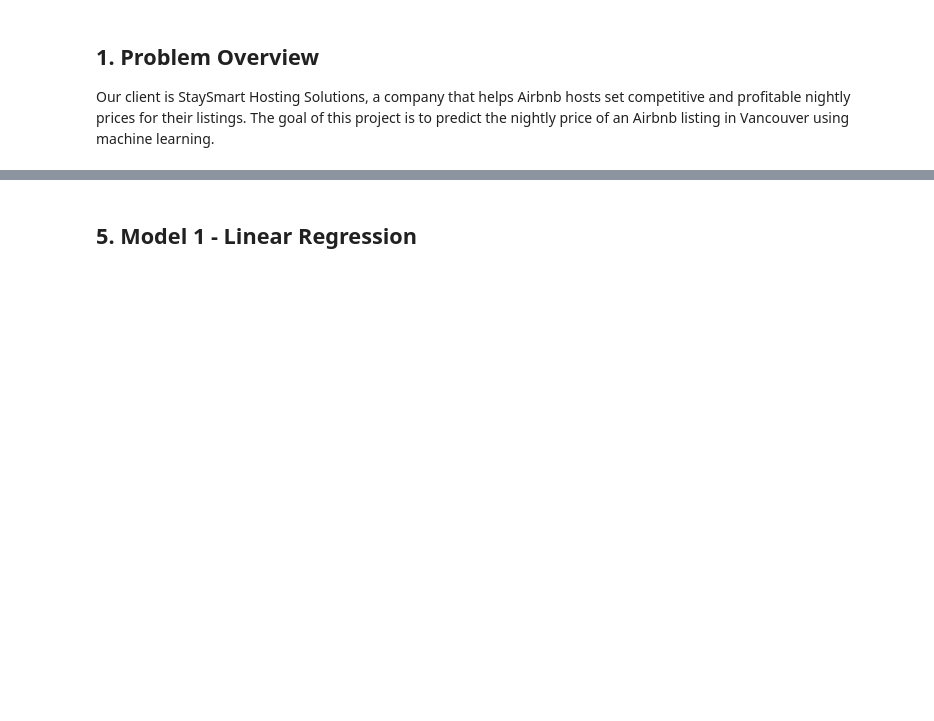
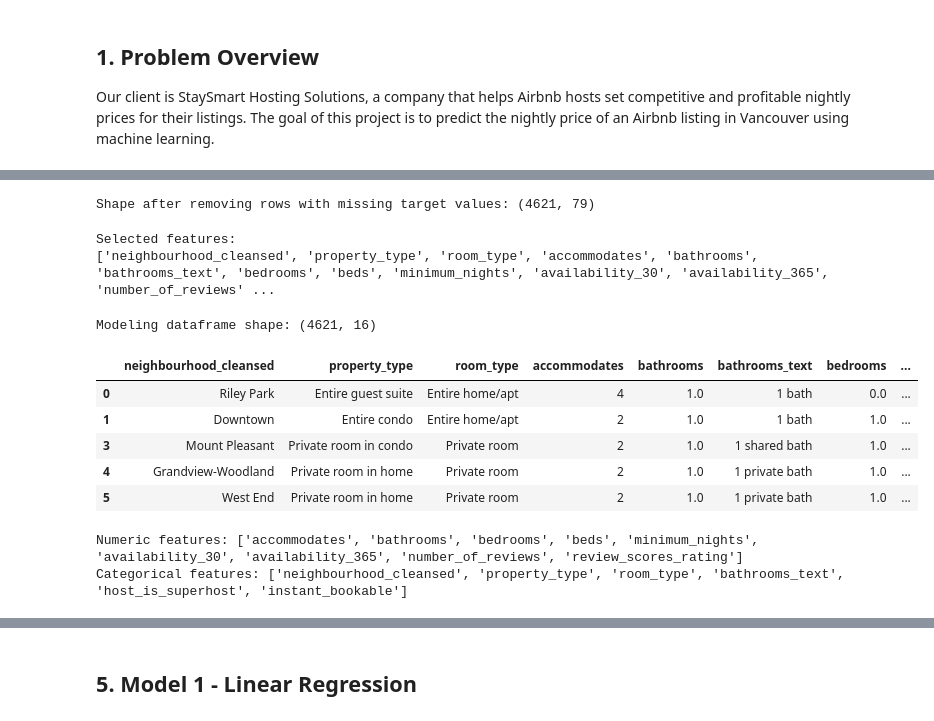
Before and after one commit to jchowjr/ensf444-group60-airbnb-project, a Jupyter notebook: notebooks/ENSF444Project.ipynb, the cells around one changed output, grey strips where cells are left out. Saved outputs shown, nothing was run; the diff lists cells and outputs as text; code cells hidden in the pictures; blank space fills up the shorter version.

```diff
--- a/notebooks/ENSF444Project.ipynb
+++ b/notebooks/ENSF444Project.ipynb
@@ -16,0 +146,59 @@ Our client is StaySmart Hosting Solutions, a company that helps Airbnb hosts set
+# %%
+# Drop rows where the target price is missing
+df_clean = df_clean.dropna(subset=["price"])
+
+print("Shape after removing rows with missing target values:", df_clean.shape)
+# %% [output]
+Shape after removing rows with missing target values: (4621, 79)
+# %%
+# Candidate features based on our proposal
+candidate_features = [
+    "neighbourhood_cleansed",
+    "property_type",
+    "room_type",
+    "accommodates",
+    "bathrooms",
+    "bathrooms_text",
+    "bedrooms",
+    "beds",
+    "minimum_nights",
+    "availability_30",
+    "availability_365",
+    "number_of_reviews",
+    "review_scores_rating",
+    "host_is_superhost",
+    "instant_bookable"
+]
+
+# Keep only features that actually exist in the dataset
+selected_features = [col for col in candidate_features if col in df_clean.columns]
+
+print("Selected features:")
+print(selected_features)
+# %% [output]
+Selected features:
+['neighbourhood_cleansed', 'property_type', 'room_type', 'accommodates', 'bathrooms', 'bathrooms_text', 'bedrooms', 'beds', 'minimum_nights', 'availability_30', 'availability_365', 'number_of_reviews' ...
+# %%
+# Keep only selected features plus target
+df_model = df_clean[selected_features + ["price"]].copy()
+
+print("Modeling dataframe shape:", df_model.shape)
+df_model.head()
+# %% [output]
+Modeling dataframe shape: (4621, 16)
+|  | neighbourhood_cleansed | property_type | room_type | accommodates | bathrooms | bathrooms_text | bedrooms | ... |
+| 0 | Riley Park | Entire guest suite | Entire home/apt | 4 | 1.0 | 1 bath | 0.0 | ... |
+| 1 | Downtown | Entire condo | Entire home/apt | 2 | 1.0 | 1 bath | 1.0 | ... |
+| 3 | Mount Pleasant | Private room in condo | Private room | 2 | 1.0 | 1 shared bath | 1.0 | ... |
+| 4 | Grandview-Woodland | Private room in home | Private room | 2 | 1.0 | 1 private bath | 1.0 | ... |
+| 5 | West End | Private room in home | Private room | 2 | 1.0 | 1 private bath | 1.0 | ... |
+# %%
+# Separate features by type
+numeric_features = df_model[selected_features].select_dtypes(include=["int64", "float64"]).columns.tolist()
+categorical_features = df_model[selected_features].select_dtypes(include=["object", "bool"]).columns.tolist()
+
+print("Numeric features:", numeric_features)
+print("Categorical features:", categorical_features)
+# %% [output]
+Numeric features: ['accommodates', 'bathrooms', 'bedrooms', 'beds', 'minimum_nights', 'availability_30', 'availability_365', 'number_of_reviews', 'review_scores_rating']
+Categorical features: ['neighbourhood_cleansed', 'property_type', 'room_type', 'bathrooms_text', 'host_is_superhost', 'instant_bookable']
```
Also changed, not shown: parts of 16 cells of this notebook.
